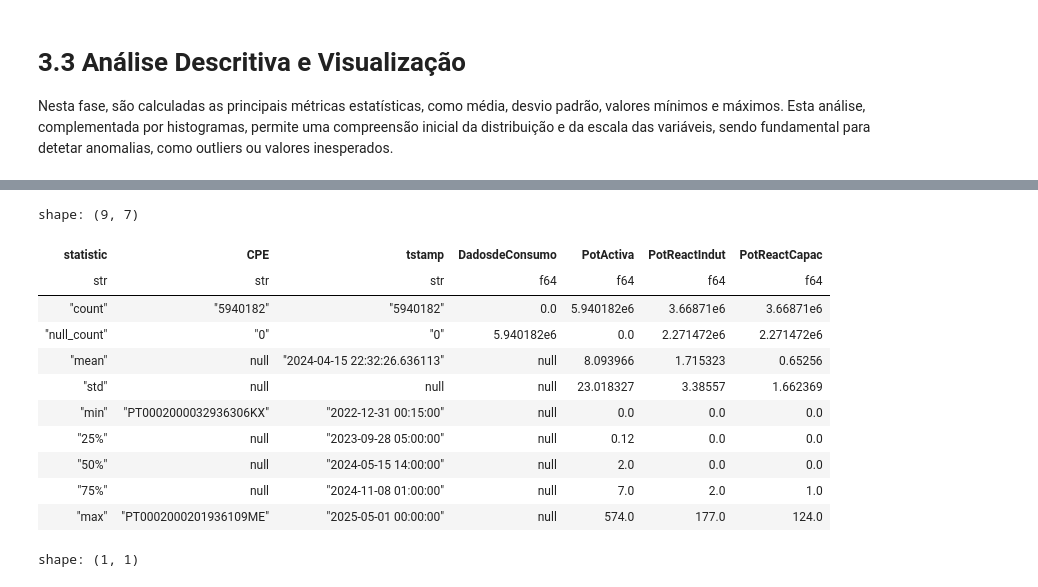
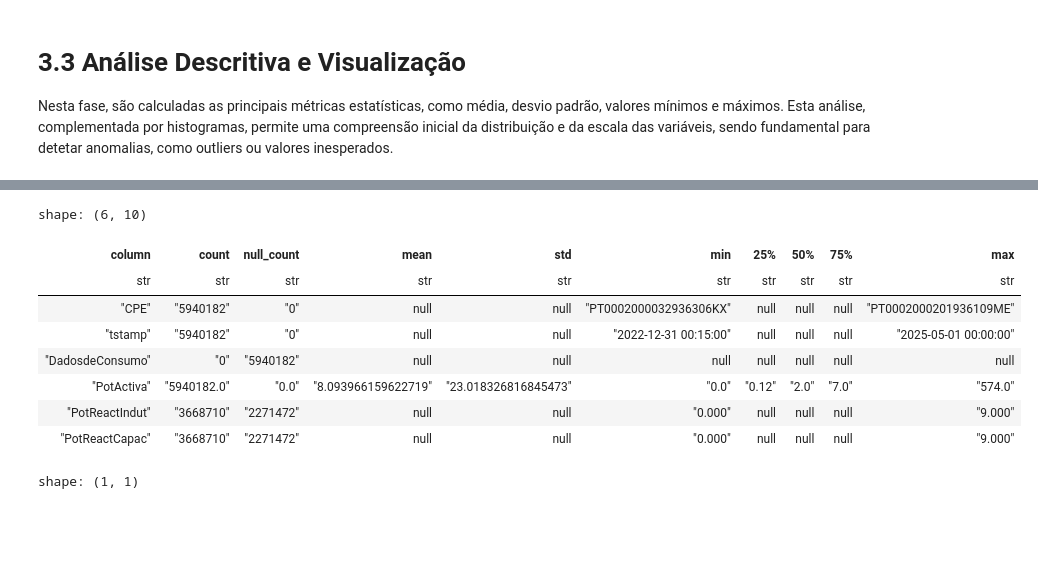
Before and after one commit to jpnoa1/IAA, a Jupyter notebook: Projeto IAA/Projeto.ipynb, the cells around one changed output, grey strips where cells are left out. Drawn from its saved outputs; the diff is of its cells as text; code cells hidden in the pictures; blank space fills up the shorter version.

```diff
--- a/Projeto IAA/Projeto.ipynb
+++ b/Projeto IAA/Projeto.ipynb
@@ -108,18 +115,15 @@ Nesta fase, são calculadas as principais métricas estatísticas, como média,
 # %%
-df.describe()
+df.describe().transpose(include_header=True, header_name="statistic", column_names="statistic")
 # %% [output]
-shape: (9, 7)
+shape: (6, 10)
-| statistic | CPE | tstamp | DadosdeConsumo | PotActiva | PotReactIndut | PotReactCapac |
-| str | str | str | f64 | f64 | f64 | f64 |
-| "count" | "5940182" | "5940182" | 0.0 | 5.940182e6 | 3.66871e6 | 3.66871e6 |
-| "null_count" | "0" | "0" | 5.940182e6 | 0.0 | 2.271472e6 | 2.271472e6 |
-| "mean" | null | "2024-04-15 22:32:26.636113" | null | 8.093966 | 1.715323 | 0.65256 |
-| "std" | null | null | null | 23.018327 | 3.38557 | 1.662369 |
-| "min" | "PT0002000032936306KX" | "2022-12-31 00:15:00" | null | 0.0 | 0.0 | 0.0 |
-| "25%" | null | "2023-09-28 05:00:00" | null | 0.12 | 0.0 | 0.0 |
-| "50%" | null | "2024-05-15 14:00:00" | null | 2.0 | 0.0 | 0.0 |
-| "75%" | null | "2024-11-08 01:00:00" | null | 7.0 | 2.0 | 1.0 |
-| "max" | "PT0002000201936109ME" | "2025-05-01 00:00:00" | null | 574.0 | 177.0 | 124.0 |
+| column | count | null_count | mean | std | min | 25% | 50% | 75% | max |
+| str | str | str | str | str | str | str | str | str | str |
+| "CPE" | "5940182" | "0" | null | null | "PT0002000032936306KX" | null | null | null | "PT0002000201936109ME" |
+| "tstamp" | "5940182" | "0" | null | null | "2022-12-31 00:15:00" | null | null | null | "2025-05-01 00:00:00" |
+| "DadosdeConsumo" | "0" | "5940182" | null | null | null | null | null | null | null |
+| "PotActiva" | "5940182.0" | "0.0" | "8.093966159622719" | "23.018326816845473" | "0.0" | "0.12" | "2.0" | "7.0" | "574.0" |
+| "PotReactIndut" | "3668710" | "2271472" | null | null | "0.000" | null | null | null | "9.000" |
+| "PotReactCapac" | "3668710" | "2271472" | null | null | "0.000" | null | null | null | "9.000" |
 # %%
 df.select(pl.col("CPE").n_unique())
 # %% [output]
```
Also changed, not shown: parts of 5 cells of this notebook, 1 other file.
